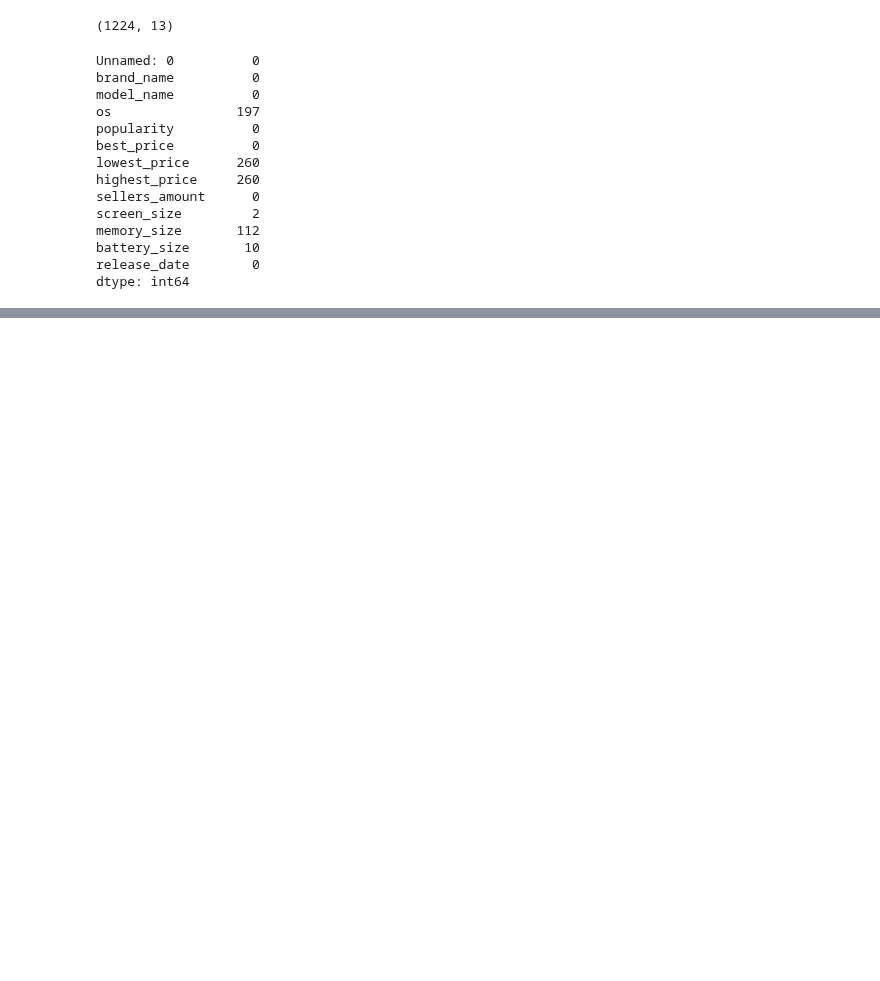
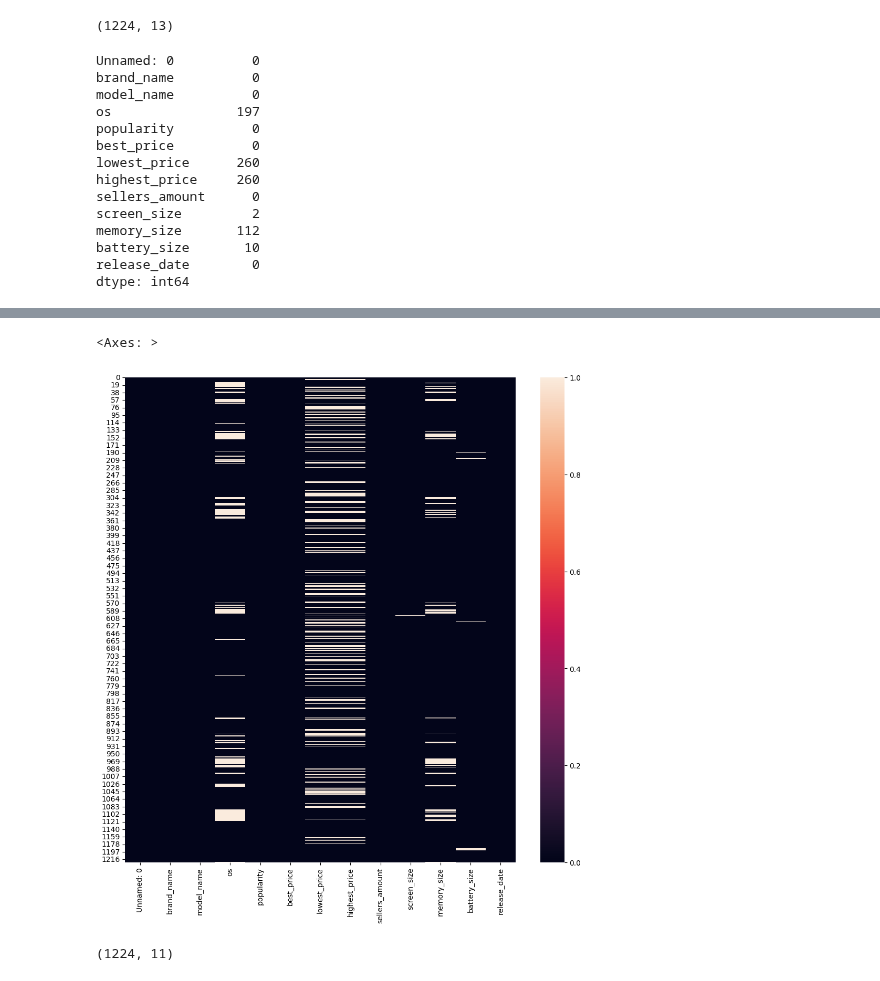
Before and after one commit to KedarDamale/Data-Science, a Jupyter notebook: Data-science/3.Data-pre-processing.ipynb, the cells around one changed output, grey strips where cells are left out. Saved outputs shown, nothing was run; the diff lists cells and outputs as text; code cells hidden in the pictures; blank space fills up the shorter version.

```diff
--- a/Data-science/3.Data-pre-processing.ipynb
+++ b/Data-science/3.Data-pre-processing.ipynb
@@ -216,0 +284,4 @@ dtype: int64
+# %%
+#Way 1 of handling missing values: Dropping them
+
+df_drop=df.copy()
@@ -216,0 +321,6 @@ dtype: int64
+# %%
+plt.figure(figsize=(12,12))
+sns.heatmap(df_drop.isnull())
+# %% [output]
+<Axes: >
+[figure, added]
@@ -216,0 +332,4 @@ dtype: int64
+# %%
+df_drop.shape #As you can see columns are reduced by two
+# %% [output]
+(1224, 11)
```
Also changed, not shown: parts of 50 cells of this notebook, 2 other files.
